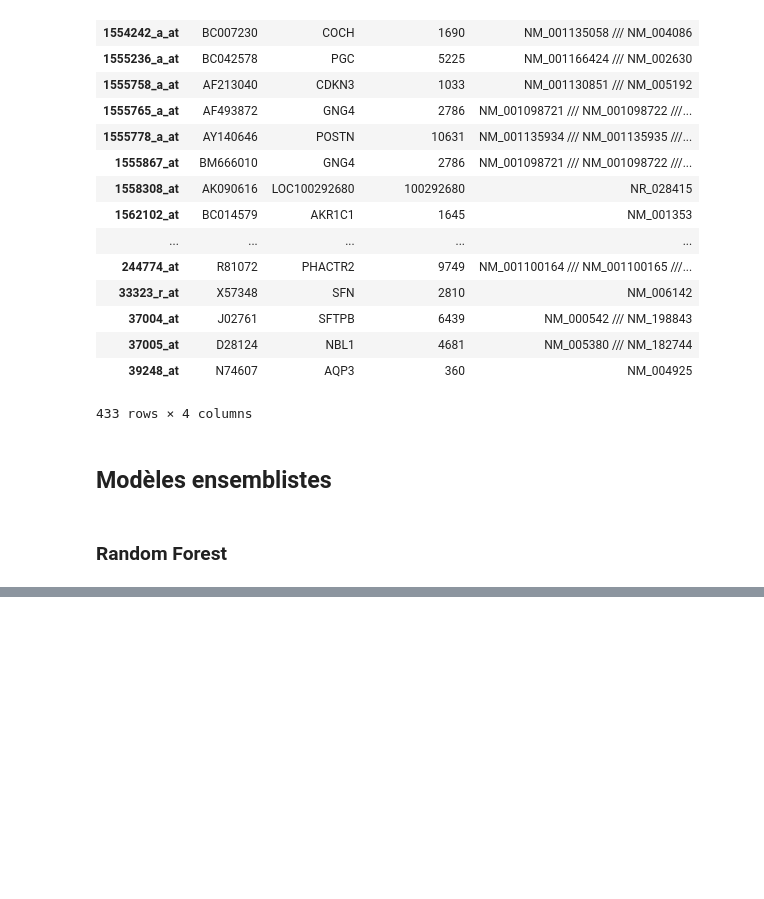
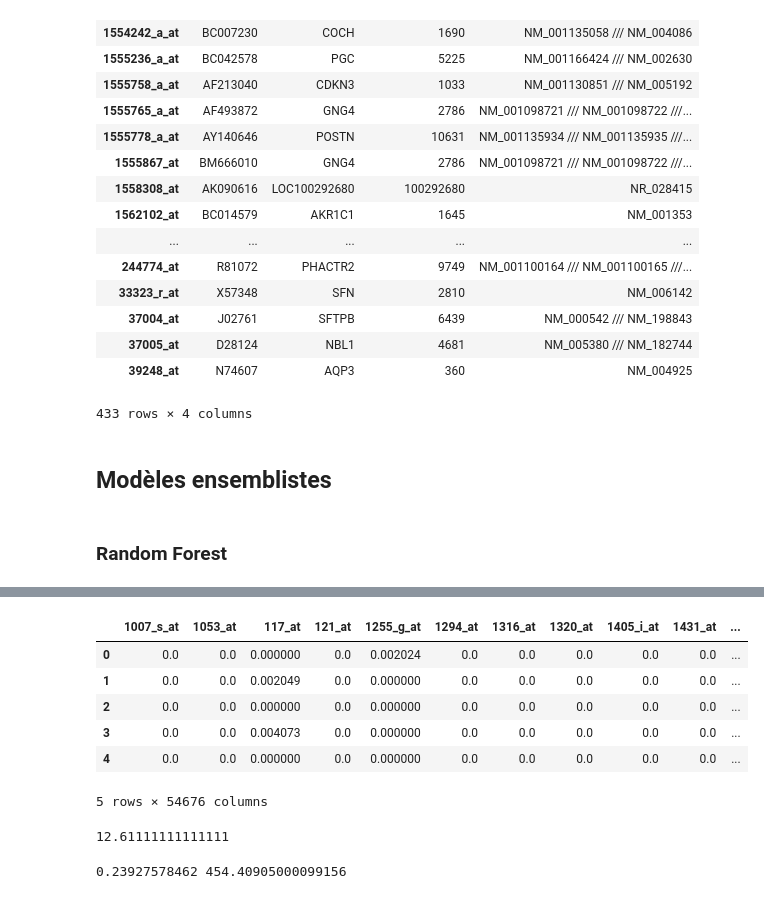
Before and after one commit to MerlinDumeur/PredVir, a Jupyter notebook: Rapport.ipynb, the cells around one changed output, grey strips where cells are left out. Cells and saved outputs as stored; diff of their text form; code cells hidden in the pictures; blank space fills up the shorter version.

Commit message:
Correction méthode ensemble

```diff
--- a/Rapport.ipynb
+++ b/Rapport.ipynb
@@ -1453,0 +1498,2 @@ XOP.to_csv(rf'epilung/X_regression-{C}.csv')
+# %%
+XGB = cl.EnsembleClassifieur(XGBClassifier(n_jobs=-1),12,kfold,X=X,Y=Y[1],folder='epilung')
@@ -1453,0 +1504,12 @@ XOP.to_csv(rf'epilung/X_regression-{C}.csv')
+# %%
+Stats = XGB.feature_relevance()
+# %%
+Stats.head()
+# %% [output]
+|  | 1007_s_at | 1053_at | 117_at | 121_at | 1255_g_at | 1294_at | 1316_at | 1320_at | 1405_i_at | 1431_at | ... |
+| 0 | 0.0 | 0.0 | 0.000000 | 0.0 | 0.002024 | 0.0 | 0.0 | 0.0 | 0.0 | 0.0 | ... |
+| 1 | 0.0 | 0.0 | 0.002049 | 0.0 | 0.000000 | 0.0 | 0.0 | 0.0 | 0.0 | 0.0 | ... |
+| 2 | 0.0 | 0.0 | 0.000000 | 0.0 | 0.000000 | 0.0 | 0.0 | 0.0 | 0.0 | 0.0 | ... |
+| 3 | 0.0 | 0.0 | 0.004073 | 0.0 | 0.000000 | 0.0 | 0.0 | 0.0 | 0.0 | 0.0 | ... |
+| 4 | 0.0 | 0.0 | 0.000000 | 0.0 | 0.000000 | 0.0 | 0.0 | 0.0 | 0.0 | 0.0 | ... |
+5 rows × 54676 columns
@@ -1453,0 +1520,8 @@ XOP.to_csv(rf'epilung/X_regression-{C}.csv')
+# %%
+454/60*100/60
+# %% [output]
+12.61111111111111
+# %%
+print(moy,end-start)
+# %% [output]
+0.23927578462 454.40905000099156
```
Also changed, not shown: parts of 33 cells of this notebook, 1 other file.
